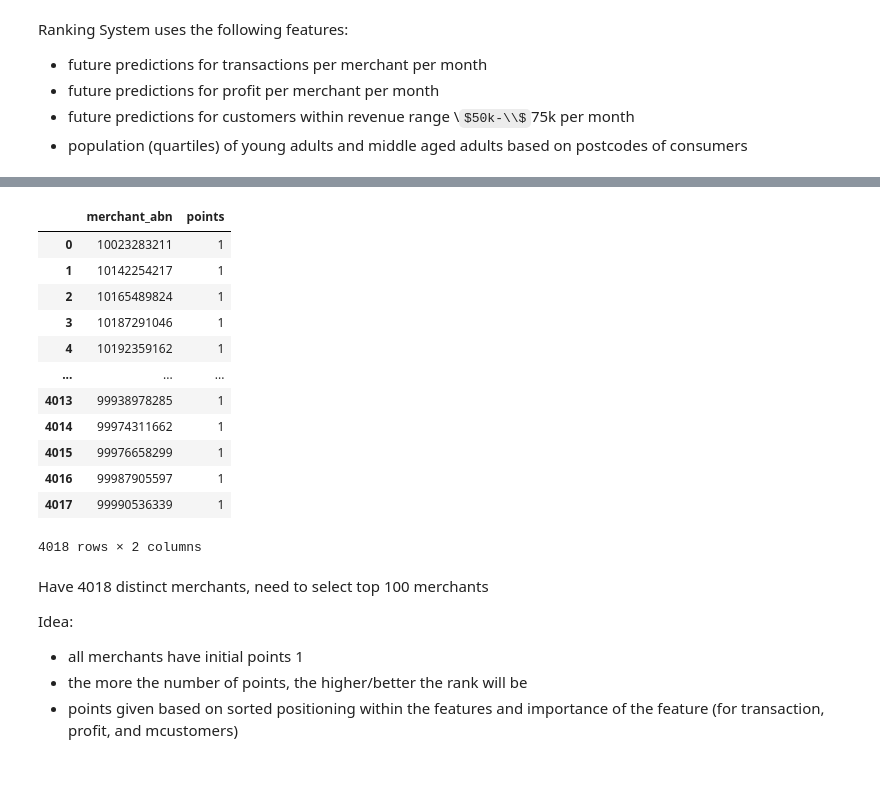
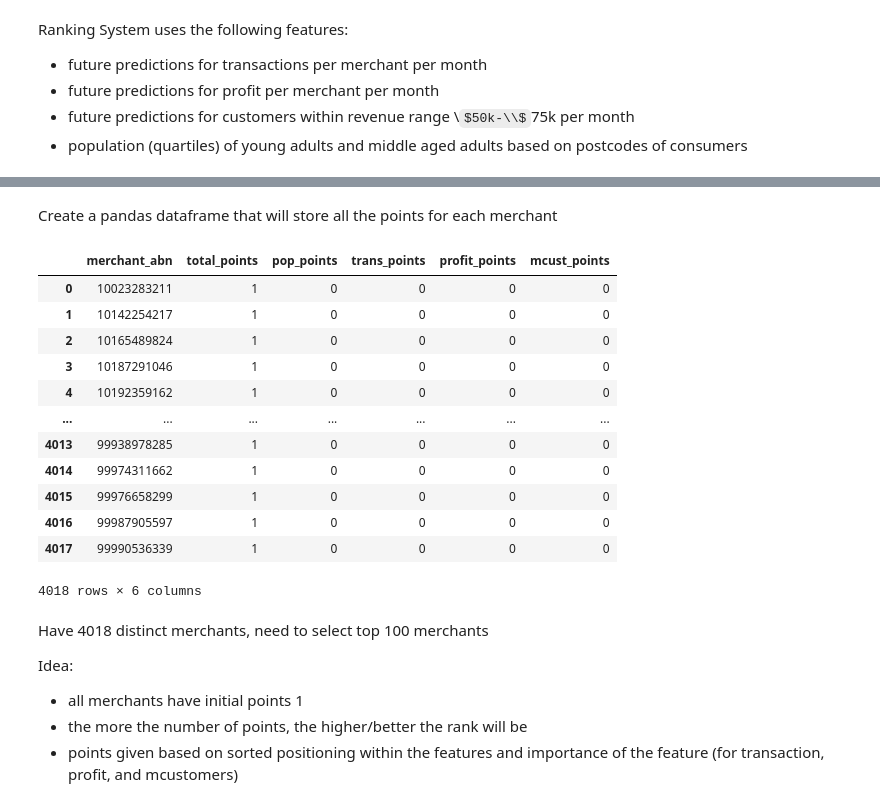
Before and after one commit to MAST30034-Applied-Data-Science/generic-buy-now-pay-later-project-group-35, a Jupyter notebook: notebooks/5-ranking_system.ipynb, the cells around one changed output, grey strips where cells are left out. Cells and saved outputs as stored; diff of their text form; code cells hidden in the pictures; some formulas as TeX source; blank space fills up the shorter version.

```diff
--- a/notebooks/5-ranking_system.ipynb
+++ b/notebooks/5-ranking_system.ipynb
@@ -80,26 +74,34 @@ merch_pop.limit(5)
+# %% [markdown]
+Create a pandas dataframe that will store all the points for each merchant
 # %%
-merchants_pd = future_trans_sdf \
+merch_points_pd = future_trans_sdf \
     .select('merchant_abn') \
     .distinct() \
-    .withColumn('points', lit(1)) \
+    .withColumns({
+        'total_points': lit(1),
+        'pop_points': lit(0),
+        'trans_points': lit(0),
+        'profit_points': lit(0),
+        'mcust_points': lit(0)
+    }) \
     .orderBy("merchant_abn") \
     .toPandas()
 
-merchants_pd
+merch_points_pd
 # %% [output]
-|  | merchant_abn | points |
-| 0 | 10023283211 | 1 |
-| 1 | 10142254217 | 1 |
-| 2 | 10165489824 | 1 |
-| 3 | 10187291046 | 1 |
-| 4 | 10192359162 | 1 |
-| ... | ... | ... |
-| 4013 | 99938978285 | 1 |
-| 4014 | 99974311662 | 1 |
-| 4015 | 99976658299 | 1 |
-| 4016 | 99987905597 | 1 |
-| 4017 | 99990536339 | 1 |
+|  | merchant_abn | total_points | pop_points | trans_points | profit_points | mcust_points |
+| 0 | 10023283211 | 1 | 0 | 0 | 0 | 0 |
+| 1 | 10142254217 | 1 | 0 | 0 | 0 | 0 |
+| 2 | 10165489824 | 1 | 0 | 0 | 0 | 0 |
+| 3 | 10187291046 | 1 | 0 | 0 | 0 | 0 |
+| 4 | 10192359162 | 1 | 0 | 0 | 0 | 0 |
+| ... | ... | ... | ... | ... | ... | ... |
+| 4013 | 99938978285 | 1 | 0 | 0 | 0 | 0 |
+| 4014 | 99974311662 | 1 | 0 | 0 | 0 | 0 |
+| 4015 | 99976658299 | 1 | 0 | 0 | 0 | 0 |
+| 4016 | 99987905597 | 1 | 0 | 0 | 0 | 0 |
+| 4017 | 99990536339 | 1 | 0 | 0 | 0 | 0 |
-4018 rows × 2 columns
+4018 rows × 6 columns
 # %% [markdown]
 Have 4018 distinct merchants, need to select top 100 merchants
 
```
Also changed, not shown: parts of 31 cells of this notebook, 10 other files.
